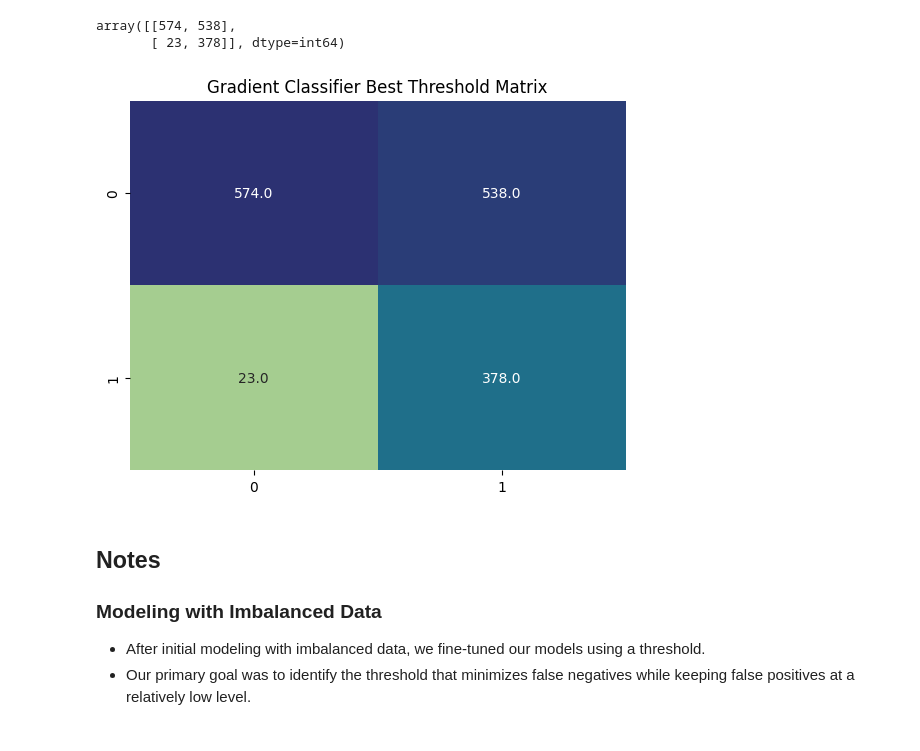
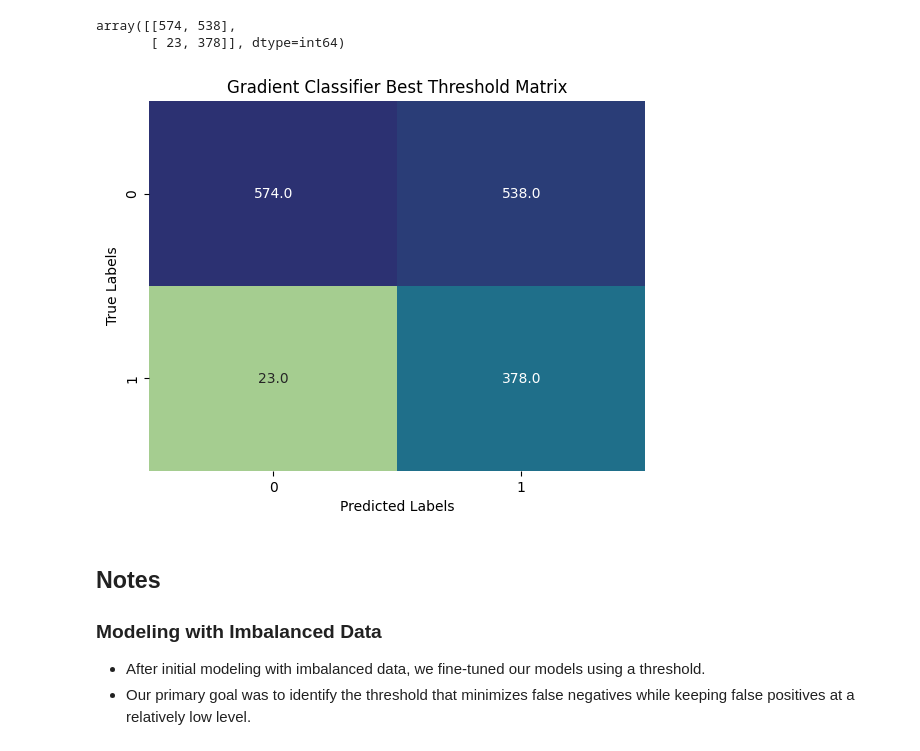
Before and after one commit to murithidenisgitobu/Vodafone_Corporation_Customer_Churn_Prediction, a Jupyter notebook: Customer_Churn_Prediction_Notebook.ipynb, the cells around one changed output. Cells and saved outputs as stored; diff of their text form; code cells hidden in the pictures.

```diff
--- a/Customer_Churn_Prediction_Notebook.ipynb
+++ b/Customer_Churn_Prediction_Notebook.ipynb
@@ -1175,10 +1177,12 @@ array([[574, 538],
 # %%
 # heatmap to visualize probable prediction at the best threshold
 sns.heatmap(gradient_threshold_matrix, annot=True, fmt='.1f', cmap='crest', cbar=False)
 plt.title('Gradient Classifier Best Threshold Matrix')
+plt.xlabel('Predicted Labels')
+plt.ylabel('True Labels')
 plt.show()
 # %% [output]
-[figure, old version]
+[figure, new version]
 # %% [markdown]
 ## **Notes**
 
```
Also changed, not shown: parts of 15 cells of this notebook, 2 other files.
